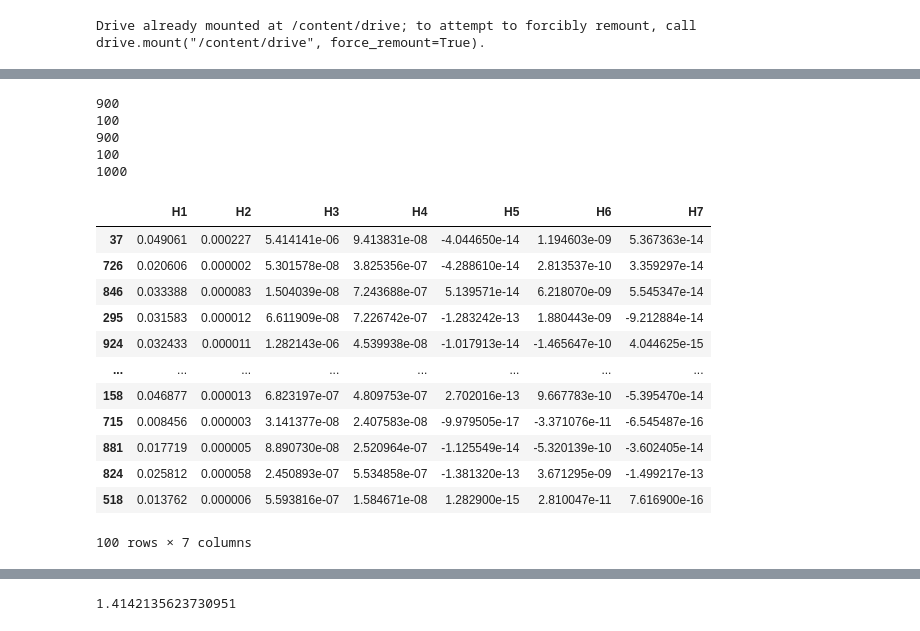
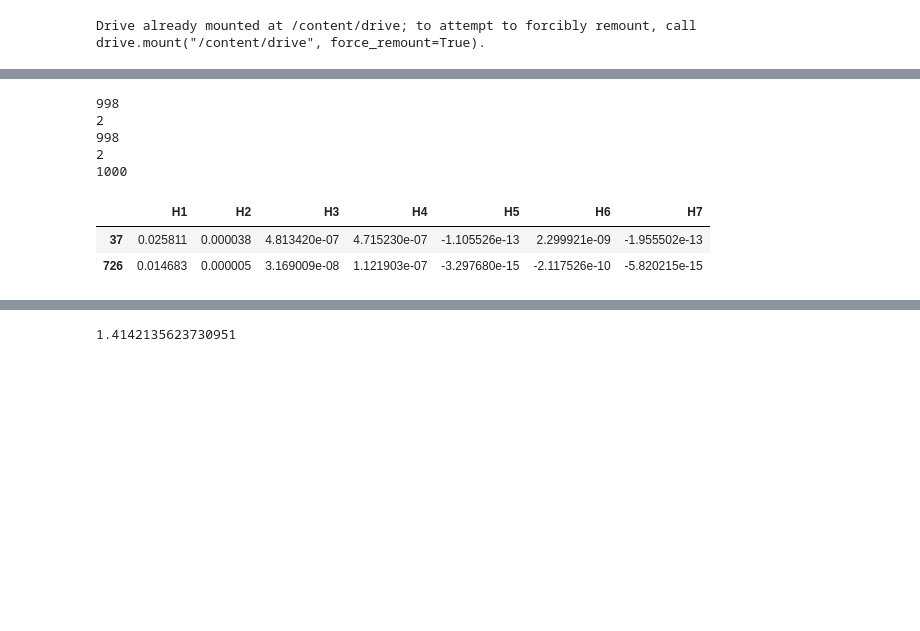
Before and after one commit to aisyahdnn/Skripsi, a Jupyter notebook: ExampleDataset.ipynb, the cells around one changed output, grey strips where cells are left out. Drawn from its saved outputs; the diff is of its cells as text; code cells hidden in the pictures; blank space fills up the shorter version.

```diff
--- a/ExampleDataset.ipynb
+++ b/ExampleDataset.ipynb
@@ -71,40 +71,30 @@ print (dataset)
 [1000 rows x 8 columns]
 # %%
 #split target and attribute (membagi data)
-x = dataset.iloc[:, :-1] #mulai dr colmn index ke0, sbnyk 7 kolom(H1-H7) msuk ke var (X)
+x = dataset.iloc[:, 0:7] #mulai dr colmn index ke0, sbnyk 7 kolom(H1-H7) msuk ke var (X)
 y = dataset.iloc[:, 7] #hny kolom index ke7 yg msuk ke var (Y)
 
 
 #split train n test dataset
-x_train, x_test, y_train, y_test = train_test_split(x,y, random_state=2, test_size=0.1)
+x_train, x_test, y_train, y_test = train_test_split(x,y, random_state=2, test_size=0.002)
 
 print(len(x_train))
 print(len(x_test))
 print(len(y_train))
 print(len(y_test))
 
 print(len(dataset))
 x
 x_test
 # %% [output]
-900
-100
-900
-100
+998
+2
+998
+2
 1000
 |  | H1 | H2 | H3 | H4 | H5 | H6 | H7 |
-| 37 | 0.049061 | 0.000227 | 5.414141e-06 | 9.413831e-08 | -4.044650e-14 | 1.194603e-09 | 5.367363e-14 |
-| 726 | 0.020606 | 0.000002 | 5.301578e-08 | 3.825356e-07 | -4.288610e-14 | 2.813537e-10 | 3.359297e-14 |
-| 846 | 0.033388 | 0.000083 | 1.504039e-08 | 7.243688e-07 | 5.139571e-14 | 6.218070e-09 | 5.545347e-14 |
-| 295 | 0.031583 | 0.000012 | 6.611909e-08 | 7.226742e-07 | -1.283242e-13 | 1.880443e-09 | -9.212884e-14 |
-| 924 | 0.032433 | 0.000011 | 1.282143e-06 | 4.539938e-08 | -1.017913e-14 | -1.465647e-10 | 4.044625e-15 |
-| ... | ... | ... | ... | ... | ... | ... | ... |
-| 158 | 0.046877 | 0.000013 | 6.823197e-07 | 4.809753e-07 | 2.702016e-13 | 9.667783e-10 | -5.395470e-14 |
-| 715 | 0.008456 | 0.000003 | 3.141377e-08 | 2.407583e-08 | -9.979505e-17 | -3.371076e-11 | -6.545487e-16 |
-| 881 | 0.017719 | 0.000005 | 8.890730e-08 | 2.520964e-07 | -1.125549e-14 | -5.320139e-10 | -3.602405e-14 |
-| 824 | 0.025812 | 0.000058 | 2.450893e-07 | 5.534858e-07 | -1.381320e-13 | 3.671295e-09 | -1.499217e-13 |
-| 518 | 0.013762 | 0.000006 | 5.593816e-07 | 1.584671e-08 | 1.282900e-15 | 2.810047e-11 | 7.616900e-16 |
+| 37 | 0.025811 | 0.000038 | 4.813420e-07 | 4.715230e-07 | -1.105526e-13 | 2.299921e-09 | -1.955502e-13 |
+| 726 | 0.014683 | 0.000005 | 3.169009e-08 | 1.121903e-07 | -3.297680e-15 | -2.117526e-10 | -5.820215e-15 |
-100 rows × 7 columns
 # %%
 print(y_train.value_counts()) #mnmpilkn jum.data y_train brdsrkn value
 
```
Also changed, not shown: parts of 7 cells of this notebook.
